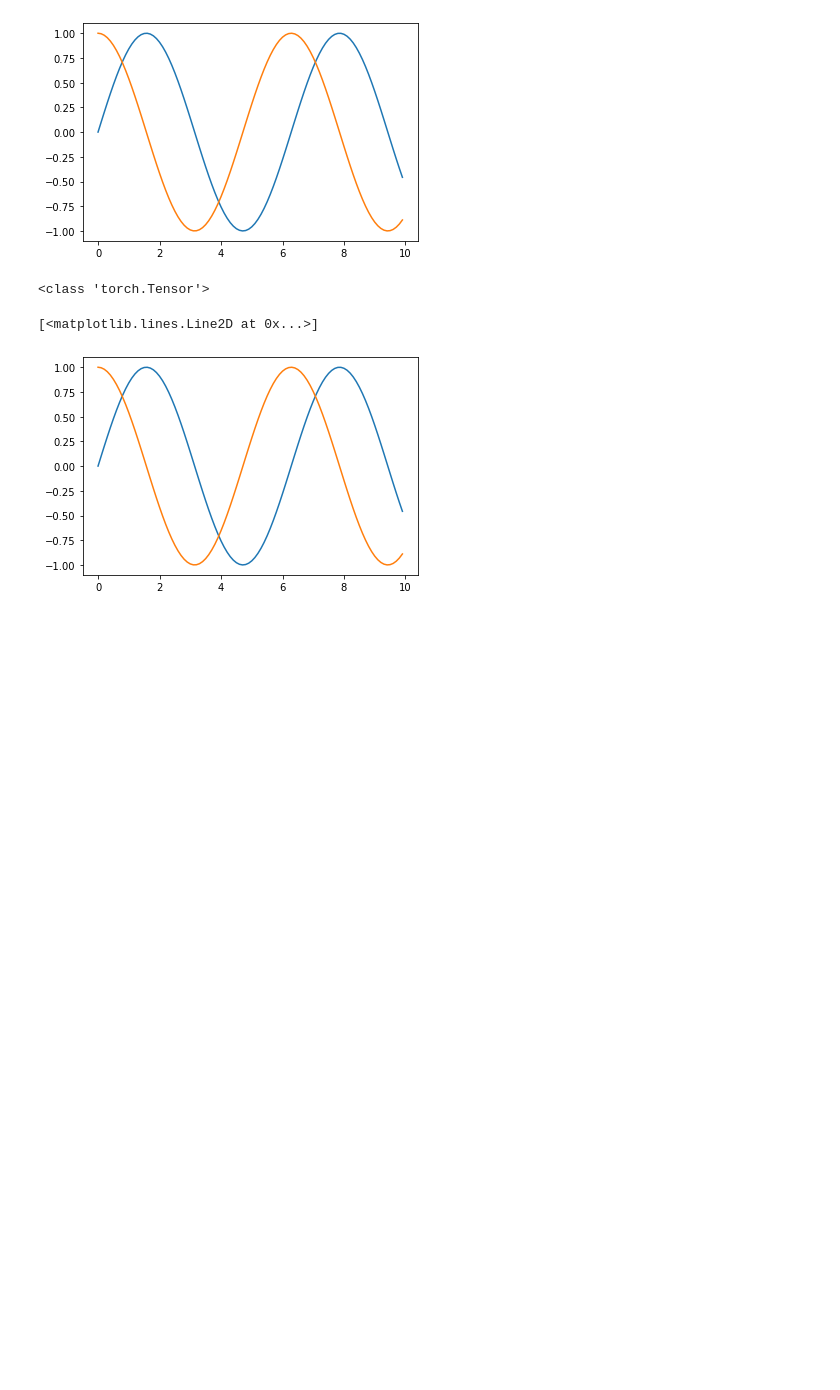
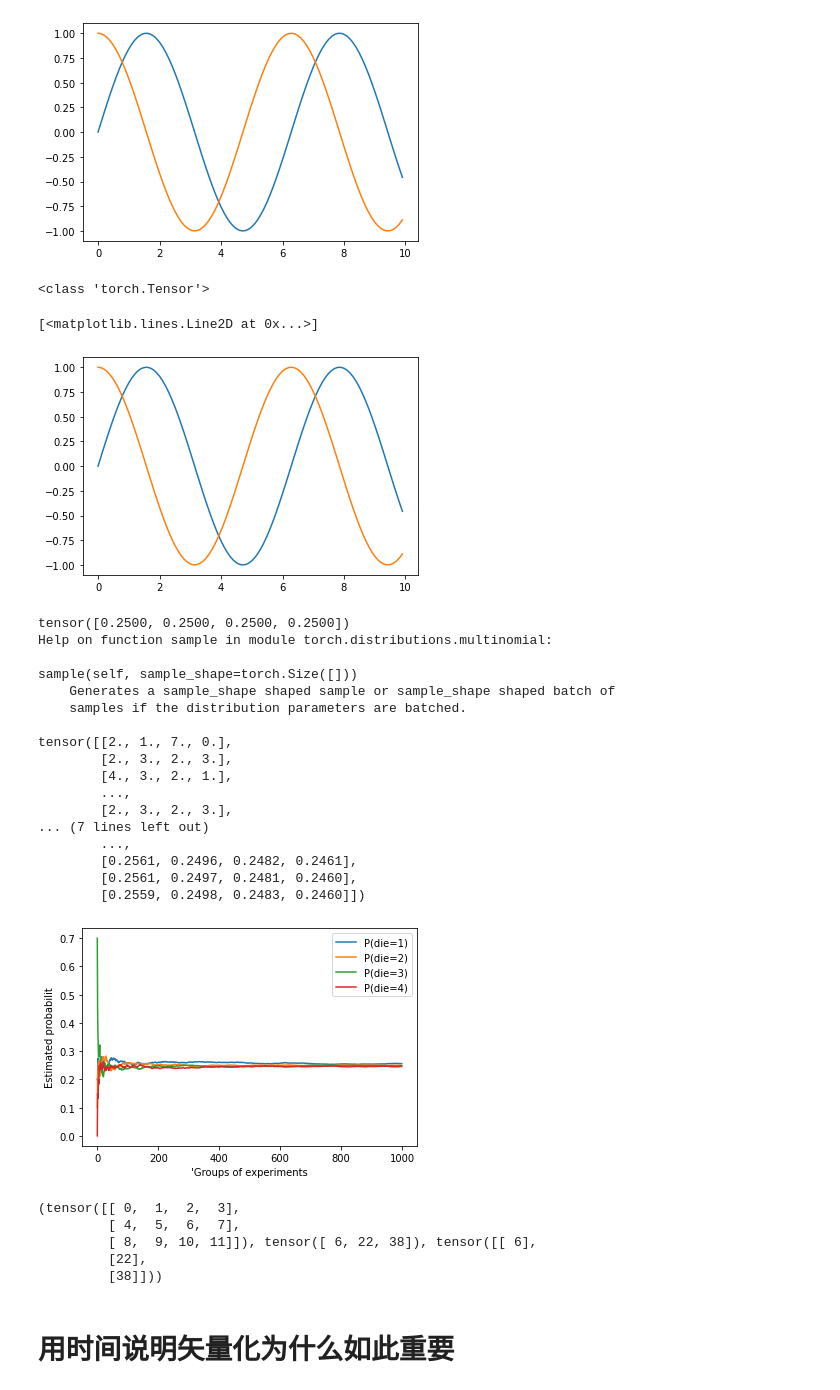
Before and after one commit to 2714830587-xh/testgit, a Jupyter notebook: 自动微分.ipynb, the cells around one changed output. Cells and saved outputs as stored; diff of their text form; code cells hidden in the pictures; blank space fills up the shorter version.

```diff
--- a/自动微分.ipynb
+++ b/自动微分.ipynb
@@ -99,3 +99,64 @@ plt.plot(x1,x.grad)
 <class 'torch.Tensor'>
 [<matplotlib.lines.Line2D at 0x...>]
 [figure]
+# %%
+#参考 https://www.cnblogs.com/yangshusen/articles/15685959.html
+import torch
+from torch.distributions import multinomial
+import matplotlib.pyplot as plt
+fair_probs=torch.ones(4)/4
+print(fair_probs)
+m=multinomial.Multinomial(100,fair_probs).sample()
+help(multinomial.Multinomial.sample)
+# print(m.sum(dim=0,keepdim=True))
+m.shape
+counts = multinomial.Multinomial(10,fair_probs).sample((1000,))
+print(counts)
+#这里暂且理解为sample需要传入一个可迭代对象，但是目前我们只需要传入一个抽样次数参数，
+#抽样次数很明显是一个int，非可迭代对象，因此我们创建一个元组(500,)可迭代对象
+# cumsum:讲解 https://blog.csdn.net/songxiaolingbaobao/article/details/114580364
+cum_counts = counts.cumsum(dim=0)  # cumsum，作用是计算累加值,dim=0,：行不变，指的是第一行不变，后面的行依次累加
+print(cum_counts.shape)
+# print(cum_counts.sum(dim=1,keepdims=True))
+print(cum_counts.sum(dim=1,keepdims=True).shape)
+
+estimates = cum_counts / cum_counts.sum(dim=1, keepdims=True) # 行向量求和  归一化
+
+print(estimates)
+for i in range(4):
+    plt.plot(estimates[:, i].numpy(), label=("P(die=" + str(i+1 ) + ")"))
+    plt.gca().set_xlabel("'Groups of experiments")
+    plt.gca().set_ylabel("Estimated probabilit")
+    plt.legend()
+# %% [output]
+tensor([0.2500, 0.2500, 0.2500, 0.2500])
+Help on function sample in module torch.distributions.multinomial:
+
+sample(self, sample_shape=torch.Size([]))
+    Generates a sample_shape shaped sample or sample_shape shaped batch of
+    samples if the distribution parameters are batched.
+
+tensor([[2., 1., 7., 0.],
+        [2., 3., 2., 3.],
+        [4., 3., 2., 1.],
+        ...,
+        [2., 3., 2., 3.],
+... (7 lines left out)
+        ...,
+        [0.2561, 0.2496, 0.2482, 0.2461],
+        [0.2561, 0.2497, 0.2481, 0.2460],
+        [0.2559, 0.2498, 0.2483, 0.2460]])
+[figure, added]
+# %%
+a = torch.arange(12).reshape(3,4)
+sum_a0 = a.sum(dim=1,)
+sum_a1 = a.sum(dim=1,keepdim=True)
+a,sum_a0,sum_a1
+# %% [output]
+(tensor([[ 0,  1,  2,  3],
+         [ 4,  5,  6,  7],
+         [ 8,  9, 10, 11]]), tensor([ 6, 22, 38]), tensor([[ 6],
+         [22],
+         [38]]))
+# %% [markdown]
+# **用时间说明矢量化为什么如此重要**
```
Also changed, not shown: parts of 14 cells of this notebook.
